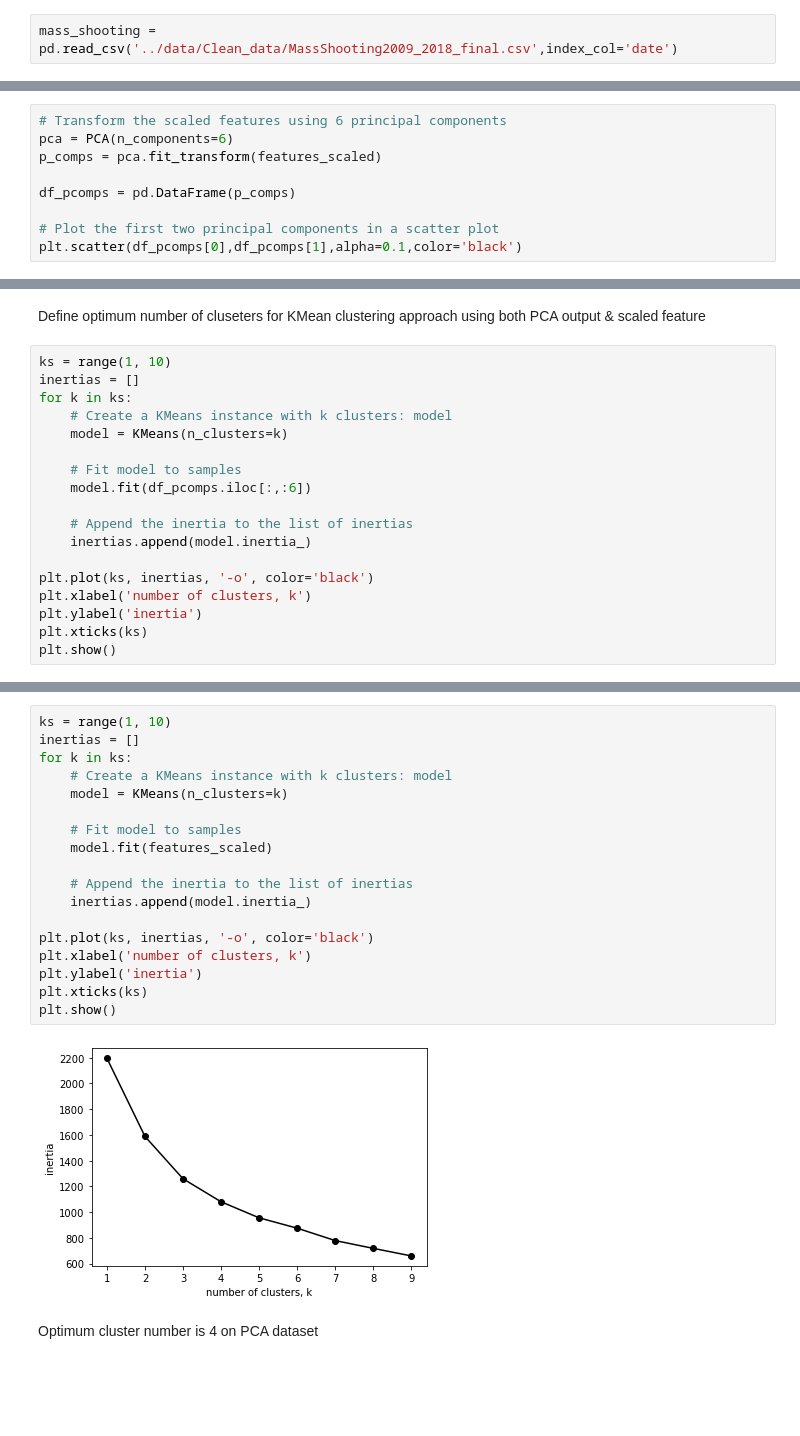
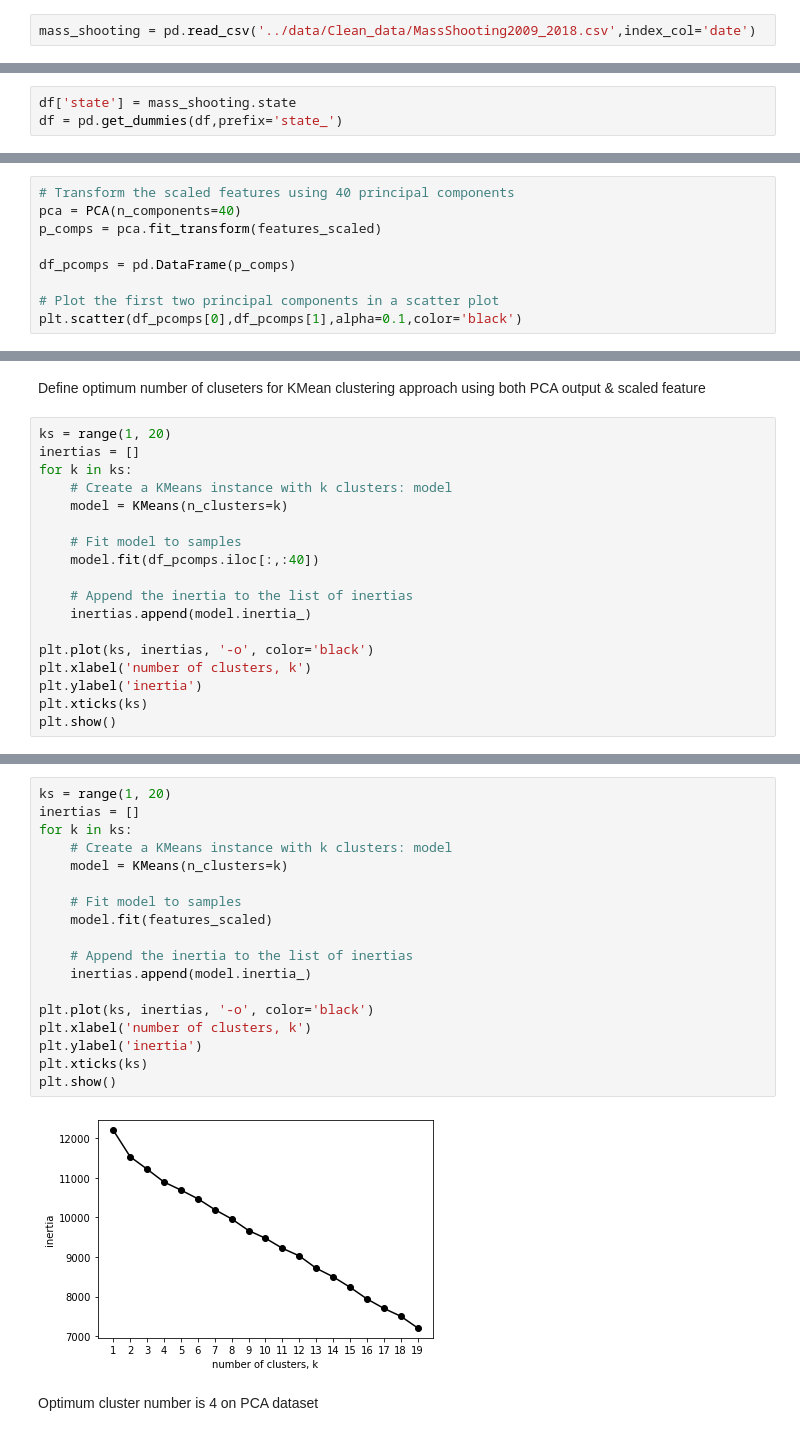
Before and after one commit to BinhKieu82/Springboard_Capstone2, a Jupyter notebook: notebooks/03_exploratory_data_analysis.ipynb, the cells around one changed output, grey strips where cells are left out. Cells and saved outputs as stored; diff of their text form; blank space fills up the shorter version.

Commit message:
04 modeling submition

```diff
--- a/notebooks/03_exploratory_data_analysis.ipynb
+++ b/notebooks/03_exploratory_data_analysis.ipynb
@@ -38,7 +37,7 @@ The dash_core_components package is deprecated. Please replace
 The dash_html_components package is deprecated. Please replace
 `import dash_html_components as html` with `from dash import html`
 # %%
-mass_shooting = pd.read_csv('../data/Clean_data/MassShooting2009_2018_final.csv',index_col='date')
+mass_shooting = pd.read_csv('../data/Clean_data/MassShooting2009_2018.csv',index_col='date')
 # %% [markdown]
 ### 3.2 Exploring data
 #### a. Features scanning & processing
@@ -316,3 +334,6 @@ plt.show()
 #### d. PCA transformation
 # %% [markdown]
 #### create features & target sets
+# %%
+df['state'] = mass_shooting.state
+df = pd.get_dummies(df,prefix='state_')
@@ -351,6 +394,6 @@ The cumulative variance of the 6 principal components is 0.96392
 # %%
-# Transform the scaled features using 6 principal components
-pca = PCA(n_components=6)
+# Transform the scaled features using 40 principal components
+pca = PCA(n_components=40)
 p_comps = pca.fit_transform(features_scaled)
 
 df_pcomps = pd.DataFrame(p_comps)
@@ -363,14 +406,14 @@ plt.scatter(df_pcomps[0],df_pcomps[1],alpha=0.1,color='black')
 # %% [markdown]
 Define optimum number of cluseters for KMean clustering approach using both PCA output & scaled feature
 # %%
-ks = range(1, 10)
+ks = range(1, 20)
 inertias = []
 for k in ks:
     # Create a KMeans instance with k clusters: model
     model = KMeans(n_clusters=k)
 
     # Fit model to samples
-    model.fit(df_pcomps.iloc[:,:6])
+    model.fit(df_pcomps.iloc[:,:40])
 
     # Append the inertia to the list of inertias
     inertias.append(model.inertia_)
@@ -385,23 +428,23 @@ plt.show()
 # %%
-ks = range(1, 10)
+ks = range(1, 20)
 inertias = []
 for k in ks:
     # Create a KMeans instance with k clusters: model
     model = KMeans(n_clusters=k)
 
     # Fit model to samples
     model.fit(features_scaled)
 
     # Append the inertia to the list of inertias
     inertias.append(model.inertia_)
 
 plt.plot(ks, inertias, '-o', color='black')
 plt.xlabel('number of clusters, k')
 plt.ylabel('inertia')
 plt.xticks(ks)
 plt.show()
 # %% [output]
-[figure, old version]
+[figure, new version]
 # %% [markdown]
 Optimum cluster number is 4 on PCA dataset
 # %%
```
Also changed, not shown: parts of 22 cells of this notebook, 2 other files.
